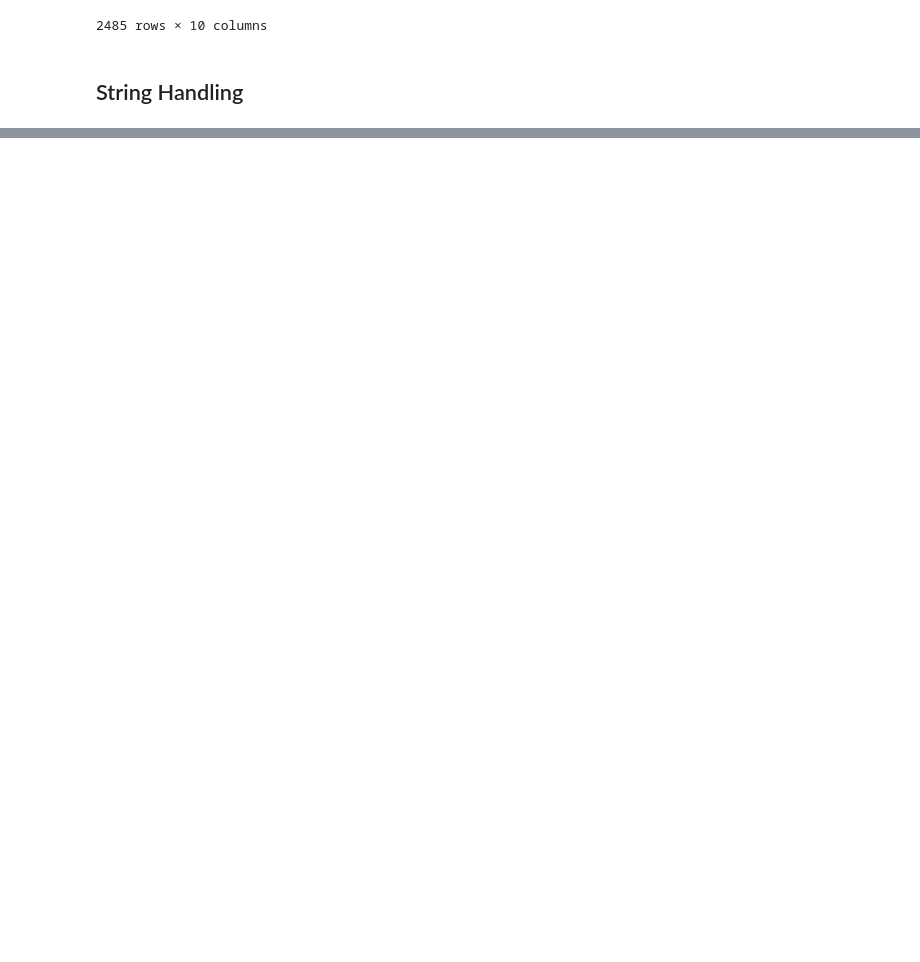
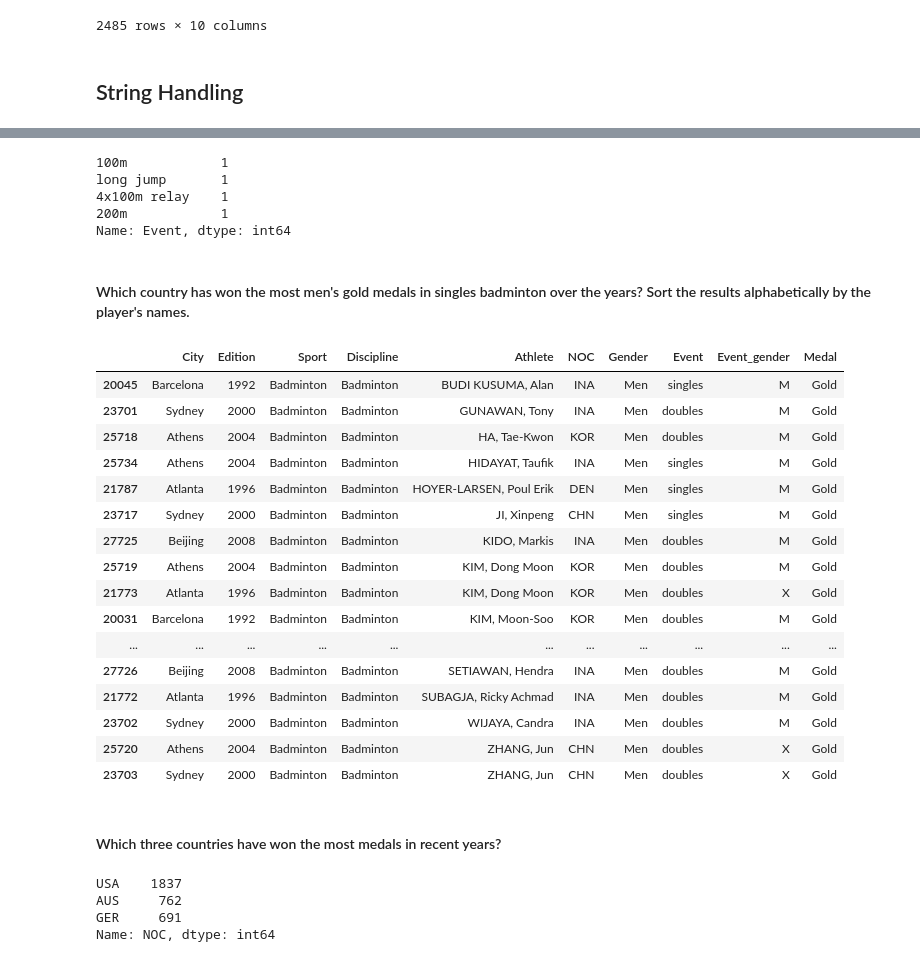
Before and after one commit to cidones/pandas-training, a Jupyter notebook: pandas-training.ipynb, the cells around one changed output, grey strips where cells are left out. Cells and saved outputs as stored; diff of their text form; code cells hidden in the pictures; blank space fills up the shorter version.

```diff
--- a/pandas-training.ipynb
+++ b/pandas-training.ipynb
@@ -233,0 +267,49 @@ oo[(oo.Medal =='Gold') & (oo.Gender == 'Women')]
+# %%
+jo.Event.value_counts()
+# %% [output]
+100m            1
+long jump       1
+4x100m relay    1
+200m            1
+Name: Event, dtype: int64
+# %% [markdown]
+#### Which country has won the most men's gold medals in singles badminton over the years? Sort the results alphabetically by the player's names.
+# %%
+#badminton = oo[['NOC','Sport', 'Gender','Medal', 'Edition', 'Athlete']]
+#badminton
+
+#Solution
+gbm = oo[(oo.Medal == 'Gold') & (oo.Gender == 'Men') & (oo.Sport == 'Badminton')]
+gbm.sort_values(by='Athlete')
+# %% [output]
+|  | City | Edition | Sport | Discipline | Athlete | NOC | Gender | Event | Event_gender | Medal |
+| 20045 | Barcelona | 1992 | Badminton | Badminton | BUDI KUSUMA, Alan | INA | Men | singles | M | Gold |
+| 23701 | Sydney | 2000 | Badminton | Badminton | GUNAWAN, Tony | INA | Men | doubles | M | Gold |
+| 25718 | Athens | 2004 | Badminton | Badminton | HA, Tae-Kwon | KOR | Men | doubles | M | Gold |
+| 25734 | Athens | 2004 | Badminton | Badminton | HIDAYAT, Taufik | INA | Men | singles | M | Gold |
+| 21787 | Atlanta | 1996 | Badminton | Badminton | HOYER-LARSEN, Poul Erik | DEN | Men | singles | M | Gold |
+| 23717 | Sydney | 2000 | Badminton | Badminton | JI, Xinpeng | CHN | Men | singles | M | Gold |
+| 27725 | Beijing | 2008 | Badminton | Badminton | KIDO, Markis | INA | Men | doubles | M | Gold |
+| 25719 | Athens | 2004 | Badminton | Badminton | KIM, Dong Moon | KOR | Men | doubles | M | Gold |
+| 21773 | Atlanta | 1996 | Badminton | Badminton | KIM, Dong Moon | KOR | Men | doubles | X | Gold |
+| 20031 | Barcelona | 1992 | Badminton | Badminton | KIM, Moon-Soo | KOR | Men | doubles | M | Gold |
+| ... | ... | ... | ... | ... | ... | ... | ... | ... | ... | ... |
+| 27726 | Beijing | 2008 | Badminton | Badminton | SETIAWAN, Hendra | INA | Men | doubles | M | Gold |
+| 21772 | Atlanta | 1996 | Badminton | Badminton | SUBAGJA, Ricky Achmad | INA | Men | doubles | M | Gold |
+| 23702 | Sydney | 2000 | Badminton | Badminton | WIJAYA, Candra | INA | Men | doubles | M | Gold |
+| 25720 | Athens | 2004 | Badminton | Badminton | ZHANG, Jun | CHN | Men | doubles | X | Gold |
+| 23703 | Sydney | 2000 | Badminton | Badminton | ZHANG, Jun | CHN | Men | doubles | X | Gold |
+# %% [markdown]
+#### Which three countries have won the most medals in recent years?
+# %%
+#recent = oo[['NOC', 'Medal', 'Gender', 'Event', 'Athlete']]
+#recent
+
+#Solution
+rec = oo[oo.Edition >= 1984]
+rec.NOC.value_counts().head(3)
+# %% [output]
+USA    1837
+AUS     762
+GER     691
+Name: NOC, dtype: int64
```
Also changed, not shown: parts of 9 cells of this notebook.
